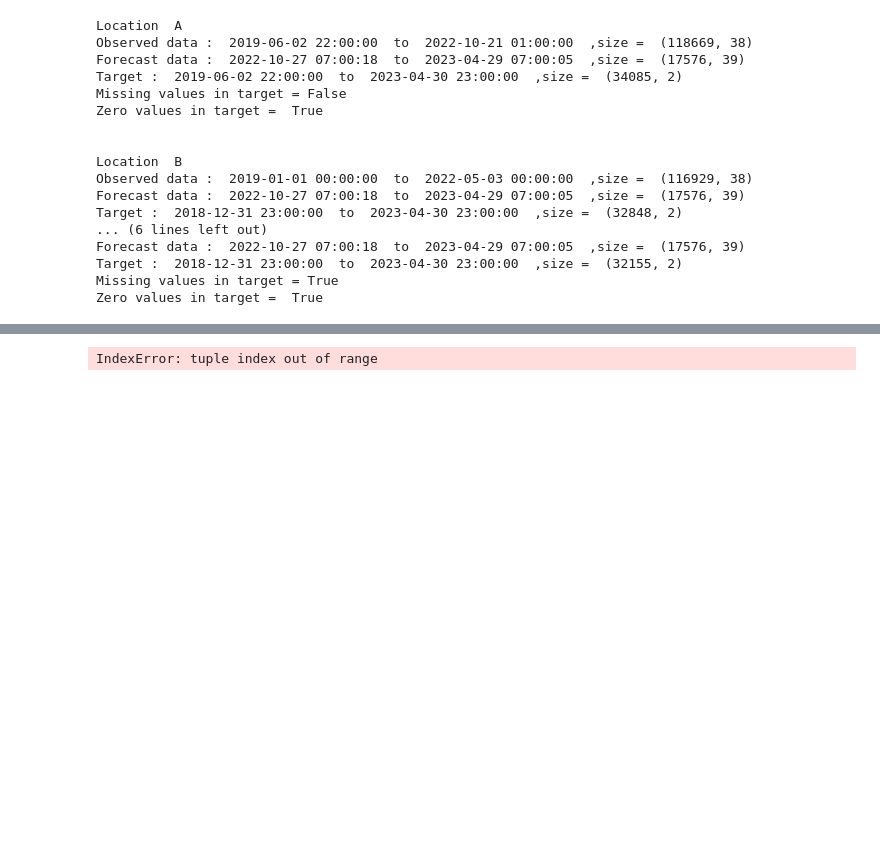
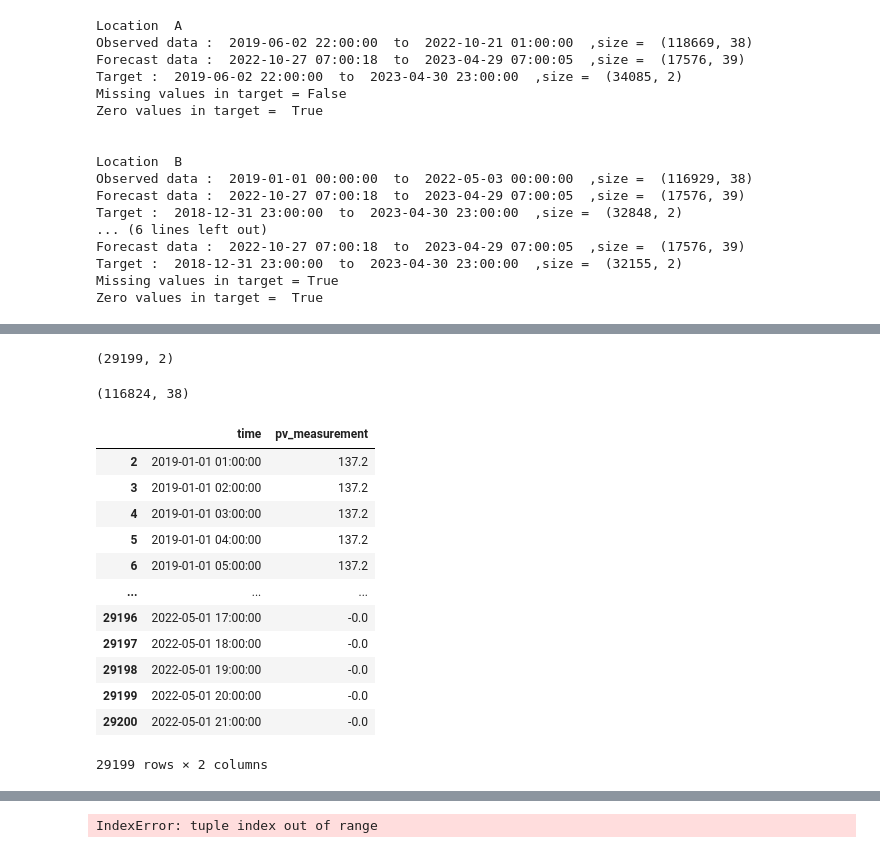
Before and after one commit to hugokerino/Energy-forecasting-NTNU, a Jupyter notebook: data/Hugo/notebook_hugo.ipynb, the cells around one changed output, grey strips where cells are left out. Saved outputs shown, nothing was run; the diff lists cells and outputs as text; code cells hidden in the pictures; blank space fills up the shorter version.

```diff
--- a/data/Hugo/notebook_hugo.ipynb
+++ b/data/Hugo/notebook_hugo.ipynb
@@ -417,0 +476,24 @@ X_train_selected
+# %%
+Y_obs.shape
+# %% [output]
+(29199, 2)
+# %%
+X_train_obs.shape
+# %% [output]
+(116824, 38)
+# %%
+Y_obs
+# %% [output]
+|  | time | pv_measurement |
+| 2 | 2019-01-01 01:00:00 | 137.2 |
+| 3 | 2019-01-01 02:00:00 | 137.2 |
+| 4 | 2019-01-01 03:00:00 | 137.2 |
+| 5 | 2019-01-01 04:00:00 | 137.2 |
+| 6 | 2019-01-01 05:00:00 | 137.2 |
+| ... | ... | ... |
+| 29196 | 2022-05-01 17:00:00 | -0.0 |
+| 29197 | 2022-05-01 18:00:00 | -0.0 |
+| 29198 | 2022-05-01 19:00:00 | -0.0 |
+| 29199 | 2022-05-01 20:00:00 | -0.0 |
+| 29200 | 2022-05-01 21:00:00 | -0.0 |
+29199 rows × 2 columns
```
Also changed, not shown: parts of 9 cells of this notebook.
